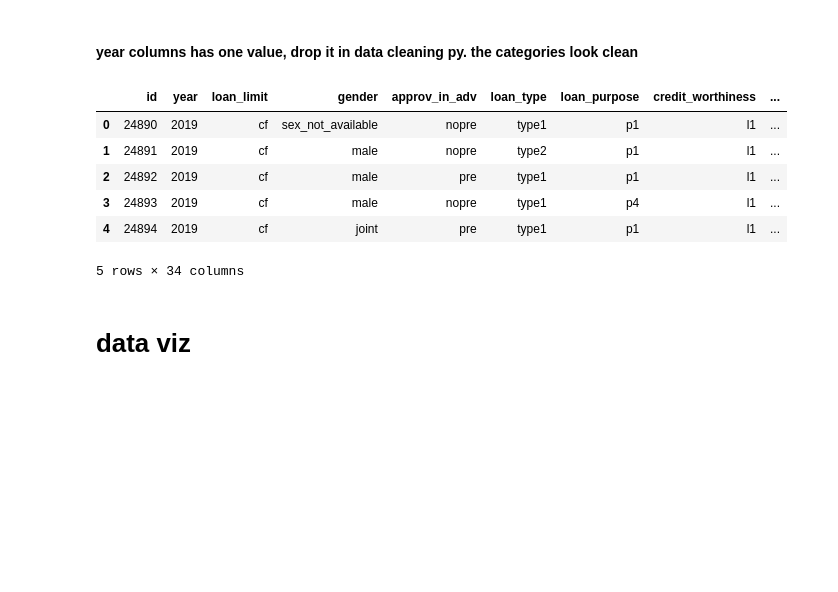
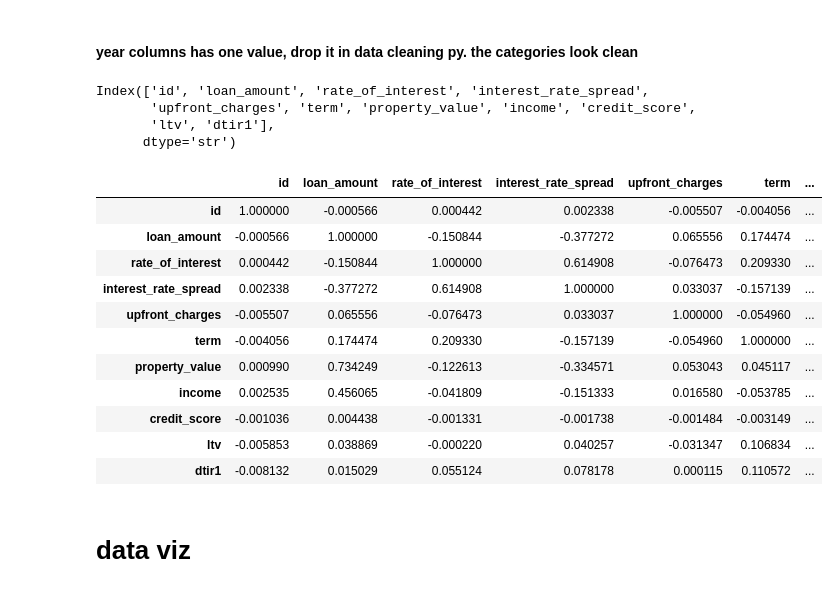
Before and after one commit to samisiraj/loan-default-prediction, a Jupyter notebook: notebooks/01_eda.ipynb, the cells around one changed output. Drawn from its saved outputs; the diff is of its cells as text; code cells hidden in the pictures; blank space fills up the shorter version.

```diff
--- a/notebooks/01_eda.ipynb
+++ b/notebooks/01_eda.ipynb
@@ -185,15 +225,28 @@ Name: count, dtype: int64
 # %% [markdown]
 #### year columns has one value, drop it in data cleaning py. the categories look clean
 # %%
-df.head()
+num_columns = df.columns[df[columns].nunique() >= 26]
+num_columns
 # %% [output]
-|  | id | year | loan_limit | gender | approv_in_adv | loan_type | loan_purpose | credit_worthiness | ... |
-| 0 | 24890 | 2019 | cf | sex_not_available | nopre | type1 | p1 | l1 | ... |
-| 1 | 24891 | 2019 | cf | male | nopre | type2 | p1 | l1 | ... |
-| 2 | 24892 | 2019 | cf | male | pre | type1 | p1 | l1 | ... |
-| 3 | 24893 | 2019 | cf | male | nopre | type1 | p4 | l1 | ... |
-| 4 | 24894 | 2019 | cf | joint | pre | type1 | p1 | l1 | ... |
-5 rows × 34 columns
+Index(['id', 'loan_amount', 'rate_of_interest', 'interest_rate_spread',
+       'upfront_charges', 'term', 'property_value', 'income', 'credit_score',
+       'ltv', 'dtir1'],
+      dtype='str')
+# %%
+df[num_columns].corr()
+# %% [output]
+|  | id | loan_amount | rate_of_interest | interest_rate_spread | upfront_charges | term | ... |
+| id | 1.000000 | -0.000566 | 0.000442 | 0.002338 | -0.005507 | -0.004056 | ... |
+| loan_amount | -0.000566 | 1.000000 | -0.150844 | -0.377272 | 0.065556 | 0.174474 | ... |
+| rate_of_interest | 0.000442 | -0.150844 | 1.000000 | 0.614908 | -0.076473 | 0.209330 | ... |
+| interest_rate_spread | 0.002338 | -0.377272 | 0.614908 | 1.000000 | 0.033037 | -0.157139 | ... |
+| upfront_charges | -0.005507 | 0.065556 | -0.076473 | 0.033037 | 1.000000 | -0.054960 | ... |
+| term | -0.004056 | 0.174474 | 0.209330 | -0.157139 | -0.054960 | 1.000000 | ... |
+| property_value | 0.000990 | 0.734249 | -0.122613 | -0.334571 | 0.053043 | 0.045117 | ... |
+| income | 0.002535 | 0.456065 | -0.041809 | -0.151333 | 0.016580 | -0.053785 | ... |
+| credit_score | -0.001036 | 0.004438 | -0.001331 | -0.001738 | -0.001484 | -0.003149 | ... |
+| ltv | -0.005853 | 0.038869 | -0.000220 | 0.040257 | -0.031347 | 0.106834 | ... |
+| dtir1 | -0.008132 | 0.015029 | 0.055124 | 0.078178 | 0.000115 | 0.110572 | ... |
 # %% [markdown]
 # data viz
 # %%
```
Also changed, not shown: parts of 10 cells of this notebook, 2 other files.
